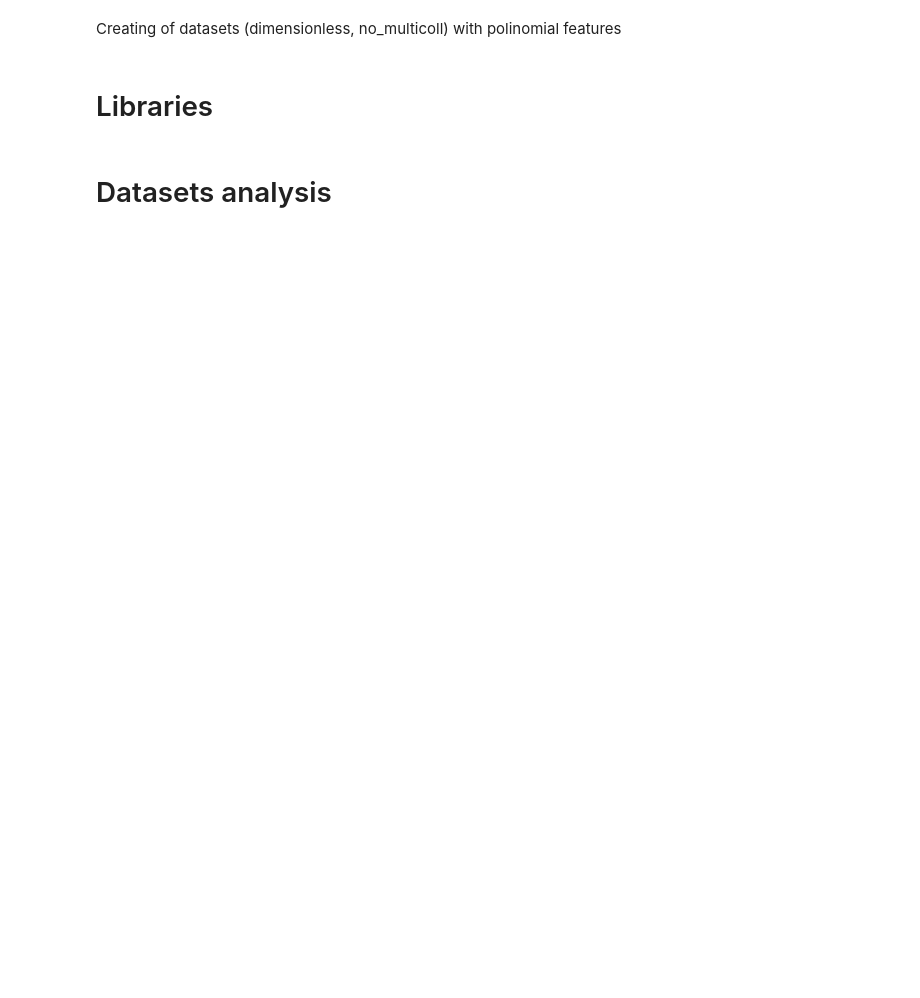
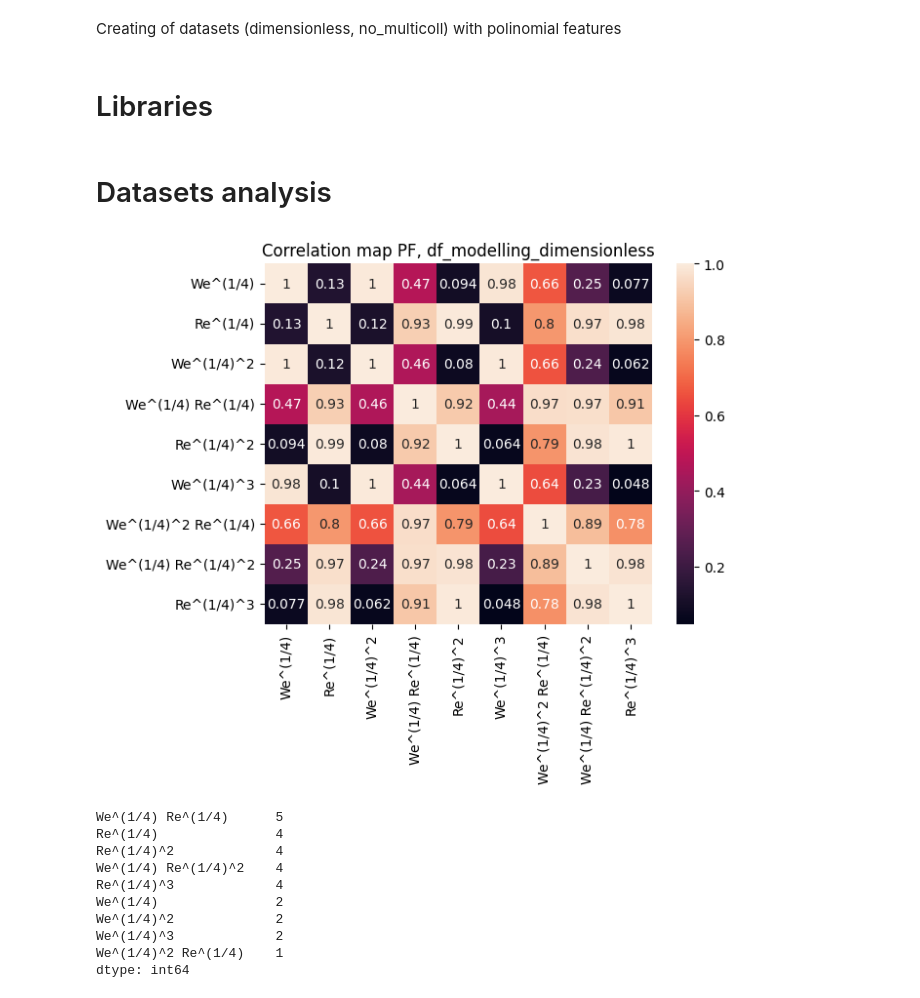
Before and after one commit to mvulf/drop-wall-impact-ml-prediction, a Jupyter notebook: notebooks/pf_features_datasets_creation.ipynb, the cells around one changed output. Cells and saved outputs as stored; diff of their text form; code cells hidden in the pictures; blank space fills up the shorter version.

```diff
--- a/notebooks/pf_features_datasets_creation.ipynb
+++ b/notebooks/pf_features_datasets_creation.ipynb
@@ -17,0 +78,19 @@ xlsxs = ['df_modelling_dimensionless', 'df_modelling_no_multicollinearity']
+# %%
+filename = xlsxs[0]
+df = pd.read_excel(path_data / f'{filename}.xlsx')
+
+df_pf = get_pf(df)
+
+corr = plot_heatmap(df_pf, name=filename)
+# %% [output]
+[figure, added]
+We^(1/4) Re^(1/4)      5
+Re^(1/4)               4
+Re^(1/4)^2             4
+We^(1/4) Re^(1/4)^2    4
+Re^(1/4)^3             4
+We^(1/4)               2
+We^(1/4)^2             2
+We^(1/4)^3             2
+We^(1/4)^2 Re^(1/4)    1
+dtype: int64
```
Also changed, not shown: parts of 18 cells of this notebook, 2 other files.
